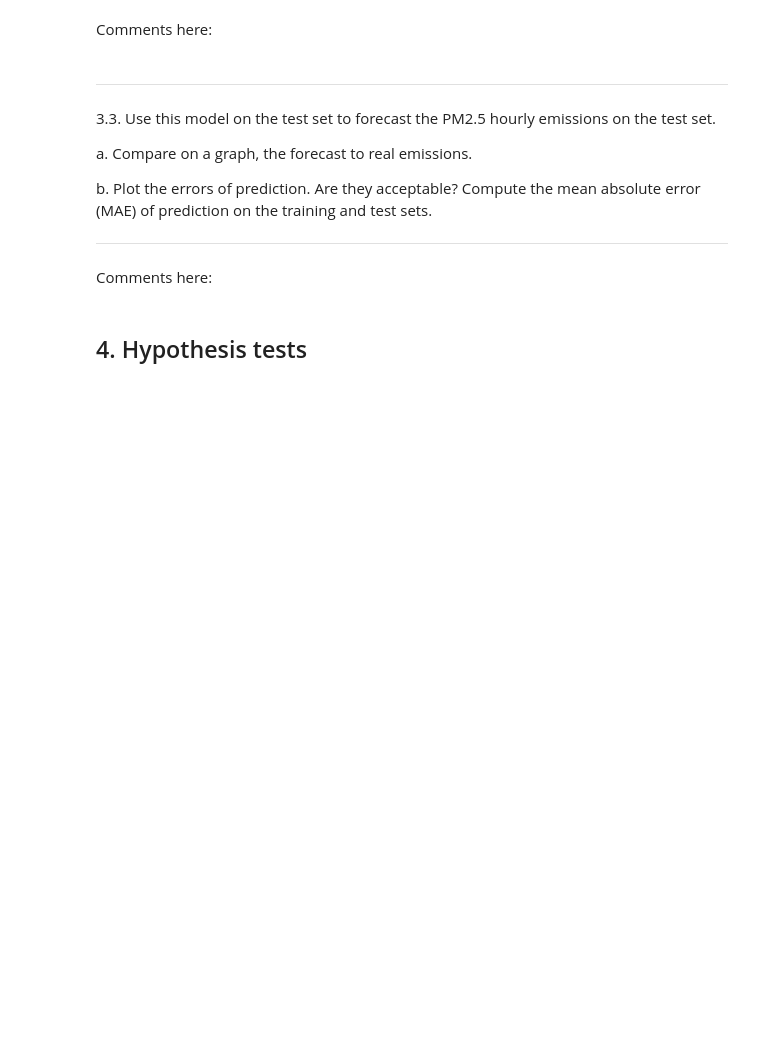
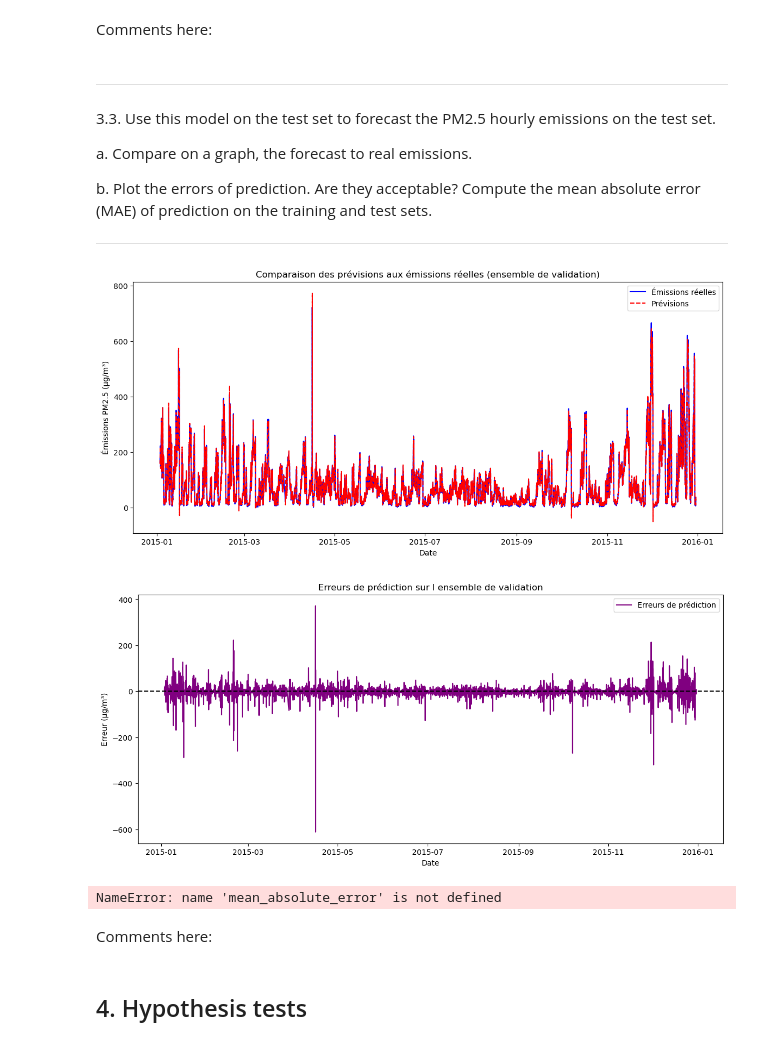
Before and after one commit to Gdecu/Hackaton, a Jupyter notebook: Hackaton 1/Hackathon 1.ipynb, the cells around one changed output. Saved outputs shown, nothing was run; the diff lists cells and outputs as text; code cells hidden in the pictures; blank space fills up the shorter version.

```diff
--- a/Hackaton 1/Hackathon 1.ipynb
+++ b/Hackaton 1/Hackathon 1.ipynb
@@ -373,3 +480,40 @@ b. Plot the errors of prediction. Are they acceptable? Compute the mean absolute
+# %%
+# Prédiction sur l'ensemble de validation
+X_val = sm.add_constant(X_val)  # Ajouter une constante pour l'ensemble de validation
+val_predictions = model.predict(X_val)
+
+# Comparaison des prévisions aux émissions réelles sur un graphique
+plt.figure(figsize=(14, 6))
+plt.plot(val_set.index, y_val, label='Émissions réelles', color='blue')
+plt.plot(val_set.index, val_predictions, label='Prévisions', color='red', linestyle='--')
+plt.xlabel('Date')
+plt.ylabel('Émissions PM2.5 (µg/m³)')
+plt.title('Comparaison des prévisions aux émissions réelles (ensemble de validation)')
+plt.legend()
+plt.show()
+
+# Graphique des erreurs de prédiction
+errors = y_val - val_predictions
+plt.figure(figsize=(14, 6))
+plt.plot(val_set.index, errors, label='Erreurs de prédiction', color='purple')
+plt.xlabel('Date')
+plt.ylabel('Erreur (µg/m³)')
+plt.title('Erreurs de prédiction sur l ensemble de validation')
+plt.axhline(0, color='black', linestyle='--')
+plt.legend()
+plt.show()
+
+# Calcul du MAE sur les ensembles d'entraînement et de validation
+train_predictions = model.predict(X_train)
+mae_train = mean_absolute_error(y_train, train_predictions)
+mae_val = mean_absolute_error(y_val, val_predictions)
+
+print(f'Mean Absolute Error (MAE) sur l ensemble d entraînement : {mae_train:.2f}')
+print(f'Mean Absolute Error (MAE) sur l ensemble de validation : {mae_val:.2f}')
+# %% [output]
+[figure, added]
+[figure, added]
+NameError: name 'mean_absolute_error' is not defined
 # %% [markdown]
 Comments here:
 # %% [markdown]
```
Also changed, not shown: parts of 8 cells of this notebook.
